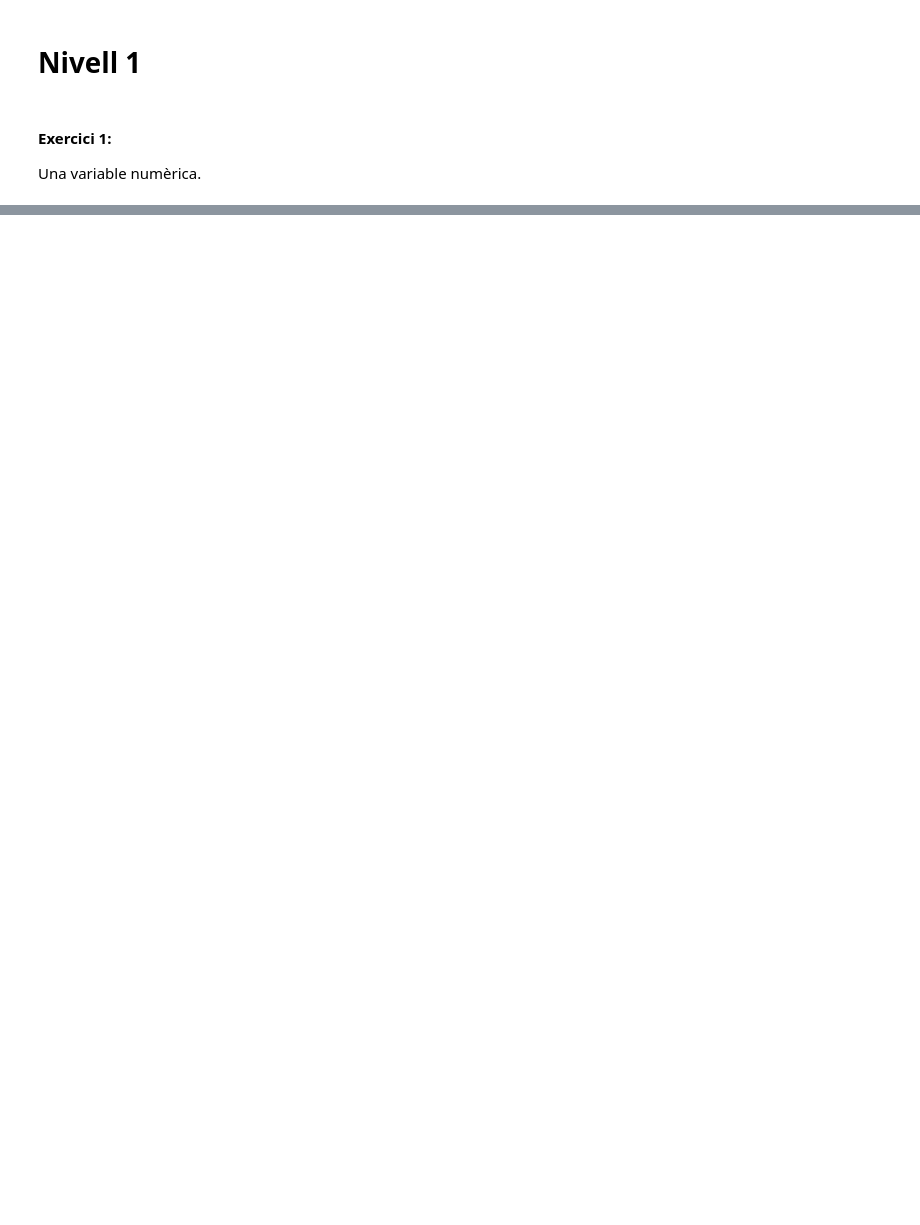
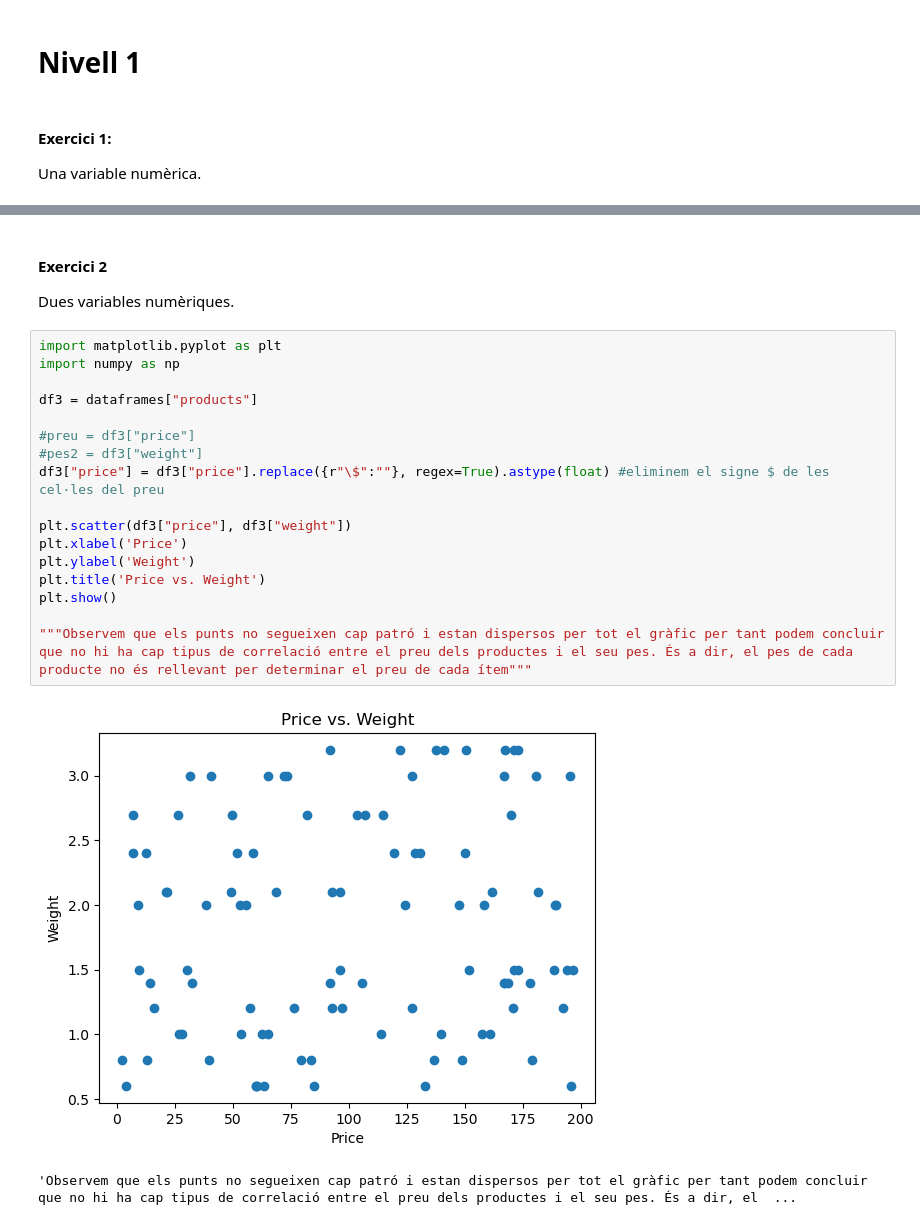
Before and after one commit to aleix-gb/Aleix-Gabarro-sprints, a Jupyter notebook: Sprint 8/Sprint 8.ipynb, the cells around one changed output, grey strips where cells are left out. Cells and saved outputs as stored; diff of their text form; blank space fills up the shorter version.

```diff
--- a/Sprint 8/Sprint 8.ipynb
+++ b/Sprint 8/Sprint 8.ipynb
@@ -119,0 +124,23 @@ import numpy as np
+# %% [markdown]
+#### Exercici 2
+Dues variables numèriques.
+# %%
+import matplotlib.pyplot as plt
+import numpy as np
+
+df3 = dataframes["products"]
+
+#preu = df3["price"]
+#pes2 = df3["weight"]
+df3["price"] = df3["price"].replace({r"\$":""}, regex=True).astype(float) #eliminem el signe $ de les cel·les del preu
+
+plt.scatter(df3["price"], df3["weight"])
+plt.xlabel('Price')
+plt.ylabel('Weight')
+plt.title('Price vs. Weight')
+plt.show()
+
+"""Observem que els punts no segueixen cap patró i estan dispersos per tot el gràfic per tant podem concluir que no hi ha cap tipus de correlació entre el preu dels productes i el seu pes. És a dir, el pes de cada producte no és rellevant per determinar el preu de cada ítem"""
+# %% [output]
+[figure, added]
+'Observem que els punts no segueixen cap patró i estan dispersos per tot el gràfic per tant podem concluir que no hi ha cap tipus de correlació entre el preu dels productes i el seu pes. És a dir, el  ...
```
Also changed, not shown: parts of 9 cells of this notebook.
